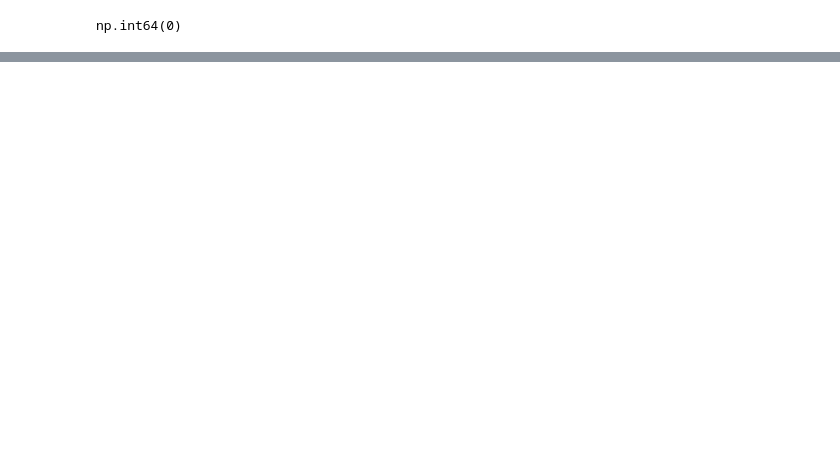
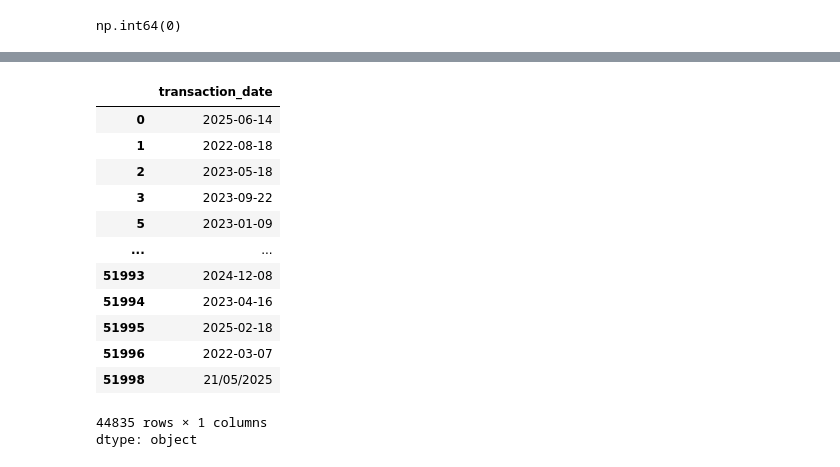
Before and after one commit to Jeel88/DSV_Finance, a Jupyter notebook: Finance_DSV_Project.ipynb, the cells around one changed output, grey strips where cells are left out. Cells and saved outputs as stored; diff of their text form; code cells hidden in the pictures; blank space fills up the shorter version.

```diff
--- a/Finance_DSV_Project.ipynb
+++ b/Finance_DSV_Project.ipynb
@@ -232,0 +273,17 @@ np.int64(0)
+# %%
+df['transaction_date']
+# %% [output]
+|  | transaction_date |
+| 0 | 2025-06-14 |
+| 1 | 2022-08-18 |
+| 2 | 2023-05-18 |
+| 3 | 2023-09-22 |
+| 5 | 2023-01-09 |
+| ... | ... |
+| 51993 | 2024-12-08 |
+| 51994 | 2023-04-16 |
+| 51995 | 2025-02-18 |
+| 51996 | 2022-03-07 |
+| 51998 | 21/05/2025 |
+44835 rows × 1 columns
+dtype: object
```
Also changed, not shown: parts of 9 cells of this notebook.
